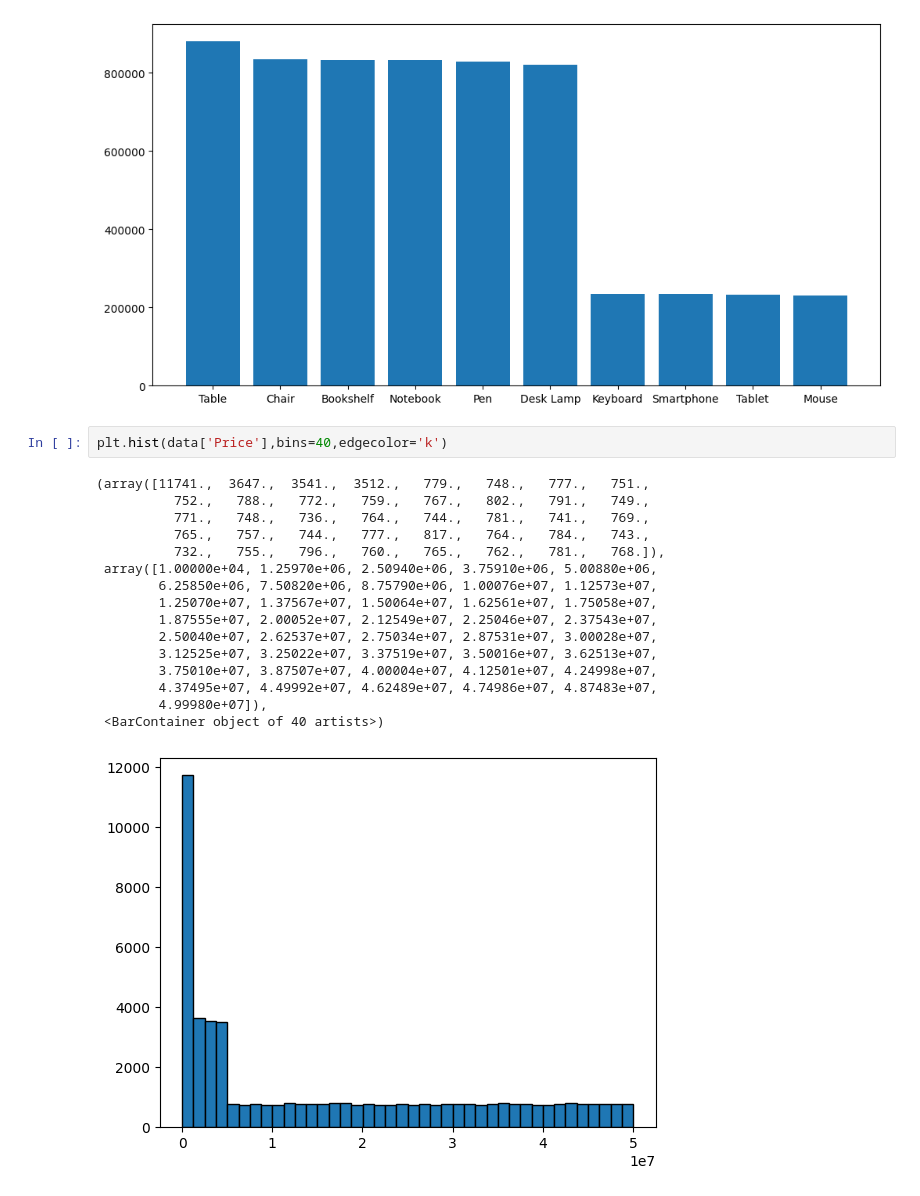
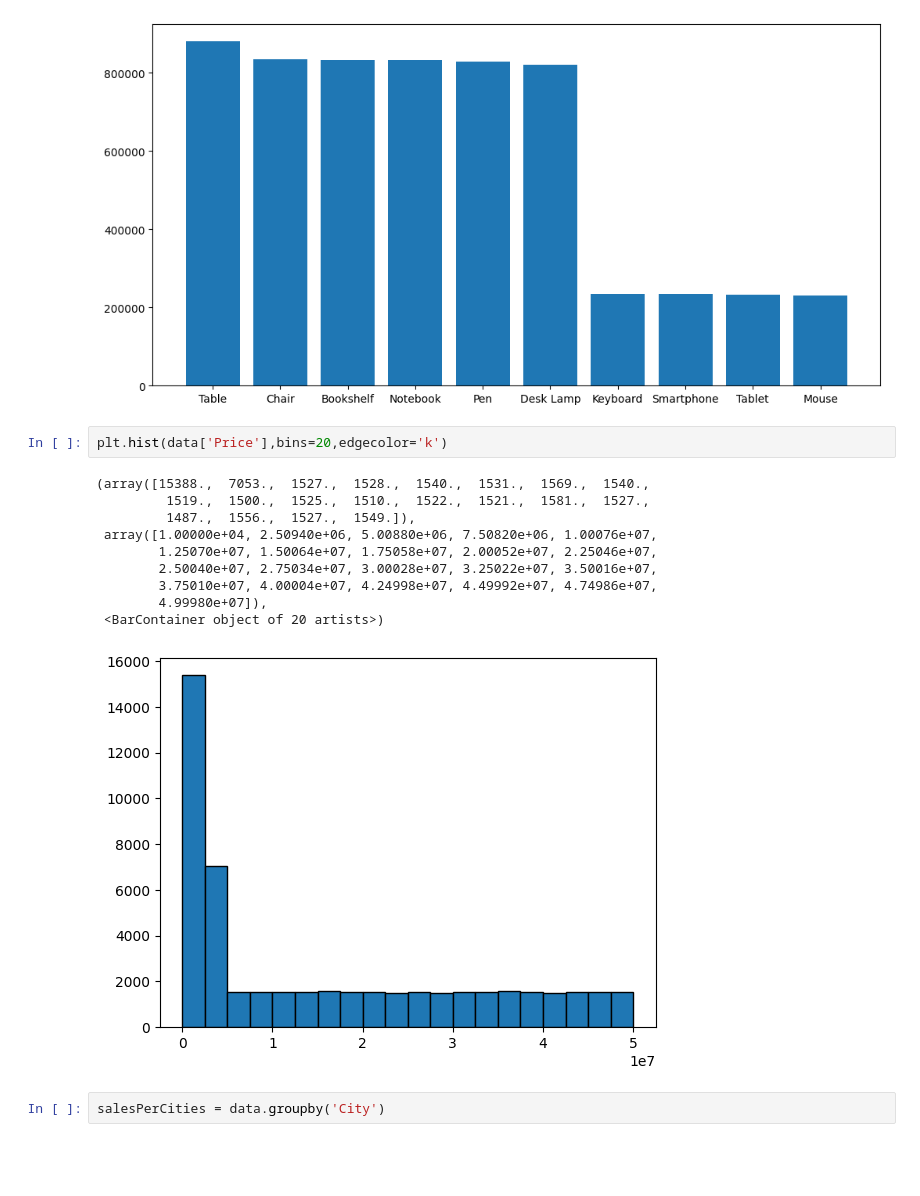
Before and after one commit to aminrahkan/sales-data-analysis, a Jupyter notebook: excercise 1 .ipynb, the cells around one changed output. Cells and saved outputs as stored; diff of their text form; blank space fills up the shorter version.

```diff
--- a/excercise 1 .ipynb
+++ b/excercise 1 .ipynb
@@ -216,21 +216,17 @@ plt.bar(BestSalesProduct.index,BestSalesProduct.values)
 <BarContainer object of 10 artists>
 [figure]
 # %%
-plt.hist(data['Price'],bins=40,edgecolor='k')
+plt.hist(data['Price'],bins=20,edgecolor='k')
 # %% [output]
-(array([11741.,  3647.,  3541.,  3512.,   779.,   748.,   777.,   751.,
-          752.,   788.,   772.,   759.,   767.,   802.,   791.,   749.,
-          771.,   748.,   736.,   764.,   744.,   781.,   741.,   769.,
-          765.,   757.,   744.,   777.,   817.,   764.,   784.,   743.,
-          732.,   755.,   796.,   760.,   765.,   762.,   781.,   768.]),
- array([1.00000e+04, 1.25970e+06, 2.50940e+06, 3.75910e+06, 5.00880e+06,
-        6.25850e+06, 7.50820e+06, 8.75790e+06, 1.00076e+07, 1.12573e+07,
-        1.25070e+07, 1.37567e+07, 1.50064e+07, 1.62561e+07, 1.75058e+07,
-        1.87555e+07, 2.00052e+07, 2.12549e+07, 2.25046e+07, 2.37543e+07,
-        2.50040e+07, 2.62537e+07, 2.75034e+07, 2.87531e+07, 3.00028e+07,
-        3.12525e+07, 3.25022e+07, 3.37519e+07, 3.50016e+07, 3.62513e+07,
-        3.75010e+07, 3.87507e+07, 4.00004e+07, 4.12501e+07, 4.24998e+07,
-        4.37495e+07, 4.49992e+07, 4.62489e+07, 4.74986e+07, 4.87483e+07,
+(array([15388.,  7053.,  1527.,  1528.,  1540.,  1531.,  1569.,  1540.,
+         1519.,  1500.,  1525.,  1510.,  1522.,  1521.,  1581.,  1527.,
+         1487.,  1556.,  1527.,  1549.]),
+ array([1.00000e+04, 2.50940e+06, 5.00880e+06, 7.50820e+06, 1.00076e+07,
+        1.25070e+07, 1.50064e+07, 1.75058e+07, 2.00052e+07, 2.25046e+07,
+        2.50040e+07, 2.75034e+07, 3.00028e+07, 3.25022e+07, 3.50016e+07,
+        3.75010e+07, 4.00004e+07, 4.24998e+07, 4.49992e+07, 4.74986e+07,
         4.99980e+07]),
- <BarContainer object of 40 artists>)
+ <BarContainer object of 20 artists>)
-[figure, old version]
+[figure, new version]
+# %%
+salesPerCities = data.groupby('City')
```
Also changed, not shown: parts of 4 cells of this notebook.
